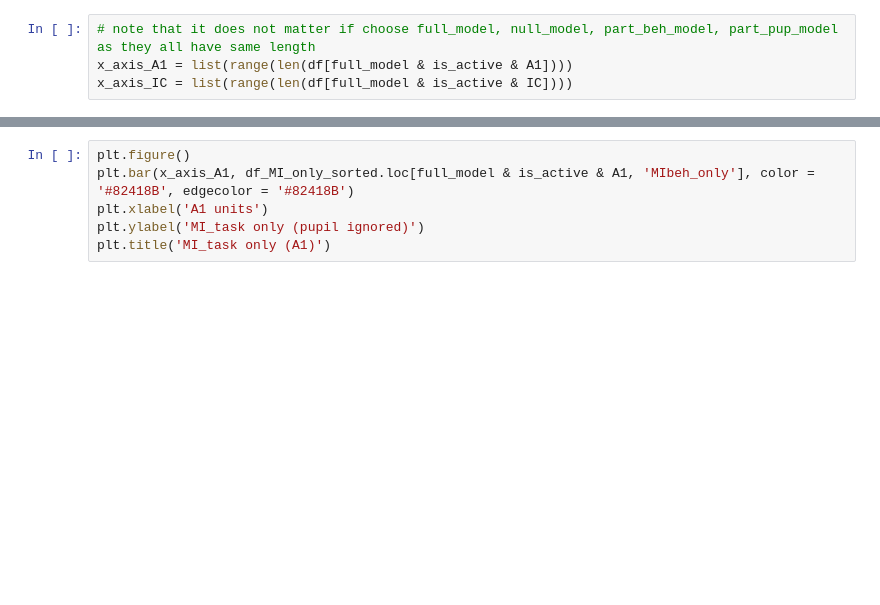
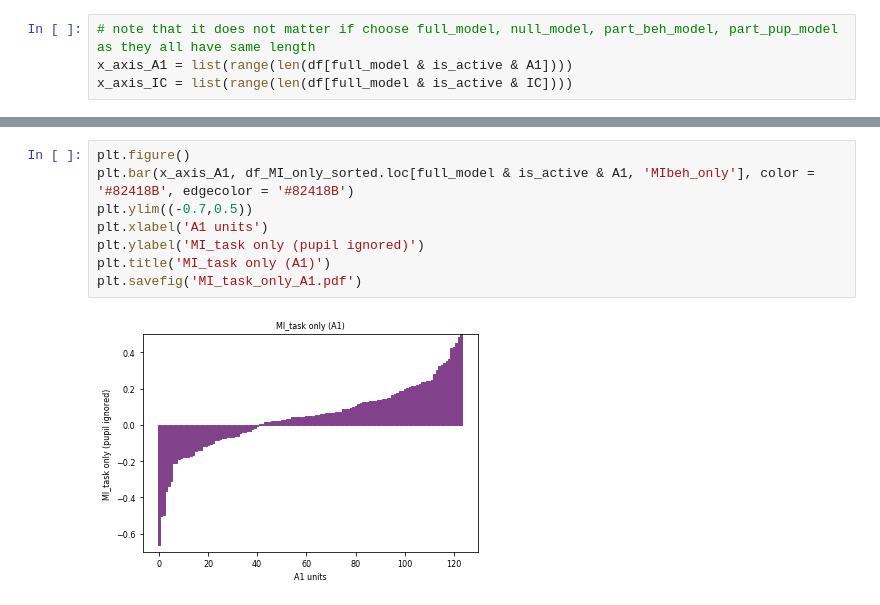
Before and after one commit to nadoss/nems_db, a Jupyter notebook: nems_lbhb/notebooks/ACIC_comparisons/ACIC_state_snr_comp.ipynb, the cells around one changed output, grey strips where cells are left out. Drawn from its saved outputs; the diff is of its cells as text; blank space fills up the shorter version.

```diff
--- a/nems_lbhb/notebooks/ACIC_comparisons/ACIC_state_snr_comp.ipynb
+++ b/nems_lbhb/notebooks/ACIC_comparisons/ACIC_state_snr_comp.ipynb
@@ -233,8 +303,12 @@ print(len(x_axis_IC))
 # %%
 plt.figure()
 plt.bar(x_axis_A1, df_MI_only_sorted.loc[full_model & is_active & A1, 'MIbeh_only'], color = '#82418B', edgecolor = '#82418B')
+plt.ylim((-0.7,0.5))
 plt.xlabel('A1 units')
 plt.ylabel('MI_task only (pupil ignored)')
 plt.title('MI_task only (A1)')
+plt.savefig('MI_task_only_A1.pdf')
+# %% [output]
+[figure, added]
 # %%
 plt.figure()
```
Also changed, not shown: parts of 25 cells of this notebook.
